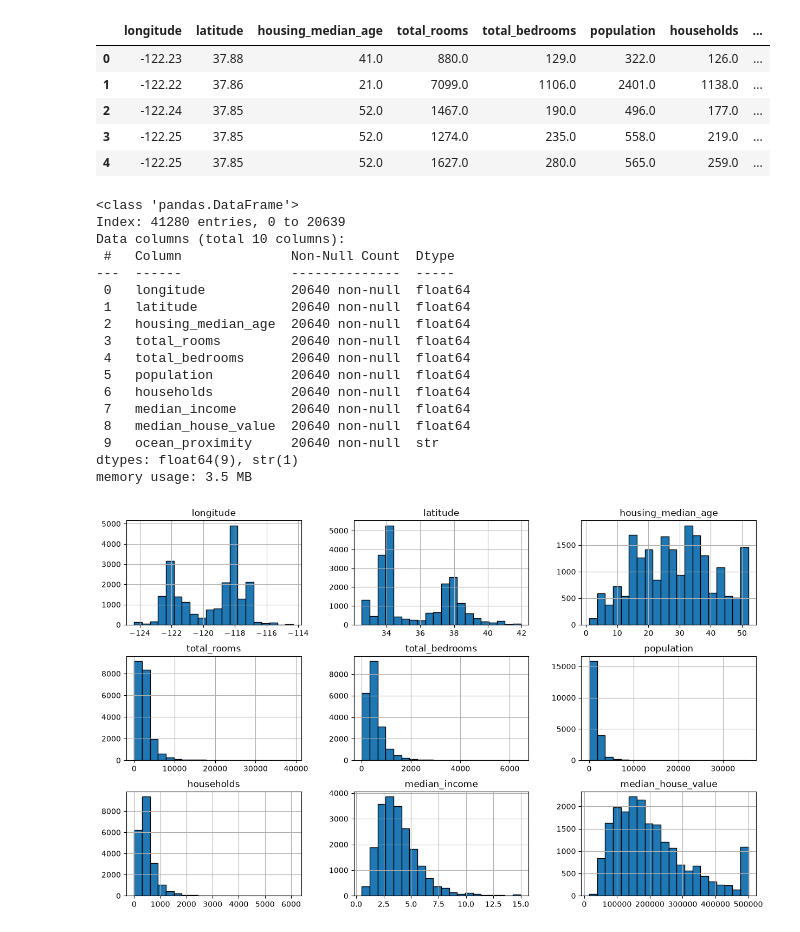
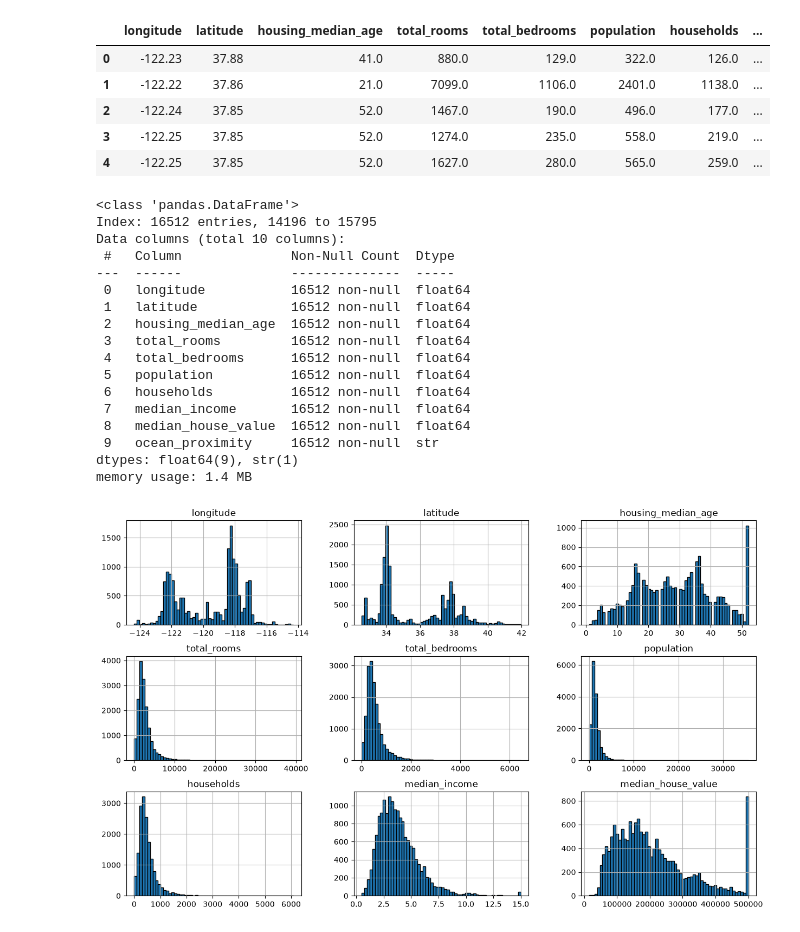
Before and after one commit to aqilfiras/California-Housing-Prices-Prediction, a Jupyter notebook: house_pricing_predictions.ipynb, the cells around one changed output. Cells and saved outputs as stored; diff of their text form; code cells hidden in the pictures.

```diff
--- a/house_pricing_predictions.ipynb
+++ b/house_pricing_predictions.ipynb
@@ -44,6 +48,8 @@ df.head()
 | 2 | -122.24 | 37.85 | 52.0 | 1467.0 | 190.0 | 496.0 | 177.0 | ... |
 | 3 | -122.25 | 37.85 | 52.0 | 1274.0 | 235.0 | 558.0 | 219.0 | ... |
 | 4 | -122.25 | 37.85 | 52.0 | 1627.0 | 280.0 | 565.0 | 259.0 | ... |
+# %%
+train, test = train_test_split(df, test_size = 0.2, random_state=42)
 # %%
 def knn_impute(df: pd.DataFrame) -> pd.DataFrame:
     nums = df.select_dtypes(include=np.number)
@@ -54,28 +60,29 @@ def knn_impute(df: pd.DataFrame) -> pd.DataFrame:
     df_imputed = pd.concat([nums_imputed,cat])
     return df_imputed
 
-df_imputed = knn_impute(df)
-df_imputed.info()
+train_imputed = knn_impute(train)
+test_imputed = knn_impute(test)
+train.info()
 # %% [output]
 <class 'pandas.DataFrame'>
-Index: 41280 entries, 0 to 20639
+Index: 16512 entries, 14196 to 15795
 Data columns (total 10 columns):
  #   Column              Non-Null Count  Dtype
 ---  ------              --------------  -----
- 0   longitude           20640 non-null  float64
- 1   latitude            20640 non-null  float64
- 2   housing_median_age  20640 non-null  float64
- 3   total_rooms         20640 non-null  float64
- 4   total_bedrooms      20640 non-null  float64
- 5   population          20640 non-null  float64
- 6   households          20640 non-null  float64
- 7   median_income       20640 non-null  float64
- 8   median_house_value  20640 non-null  float64
- 9   ocean_proximity     20640 non-null  str
+ 0   longitude           16512 non-null  float64
+ 1   latitude            16512 non-null  float64
+ 2   housing_median_age  16512 non-null  float64
+ 3   total_rooms         16512 non-null  float64
+ 4   total_bedrooms      16512 non-null  float64
+ 5   population          16512 non-null  float64
+ 6   households          16512 non-null  float64
+ 7   median_income       16512 non-null  float64
+ 8   median_house_value  16512 non-null  float64
+ 9   ocean_proximity     16512 non-null  str
 dtypes: float64(9), str(1)
-memory usage: 3.5 MB
+memory usage: 1.4 MB
 # %%
-df_imputed.hist(bins = 20, edgecolor = 'black', figsize=(15,9))
+train_imputed.hist(bins = 60, edgecolor = 'black', figsize=(15,9))
 plt.show()
 # %% [output]
-[figure, old version]
+[figure, new version]
```
Also changed, not shown: parts of 6 cells of this notebook.
